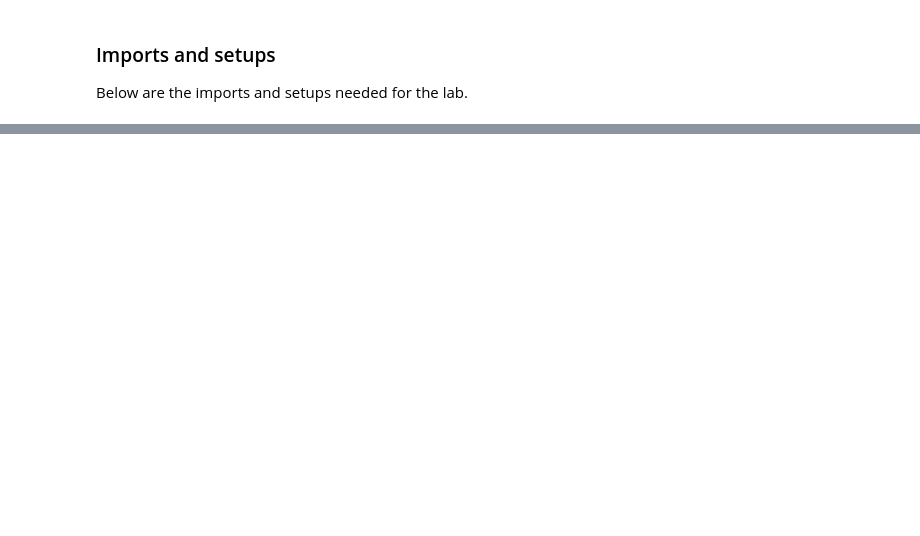
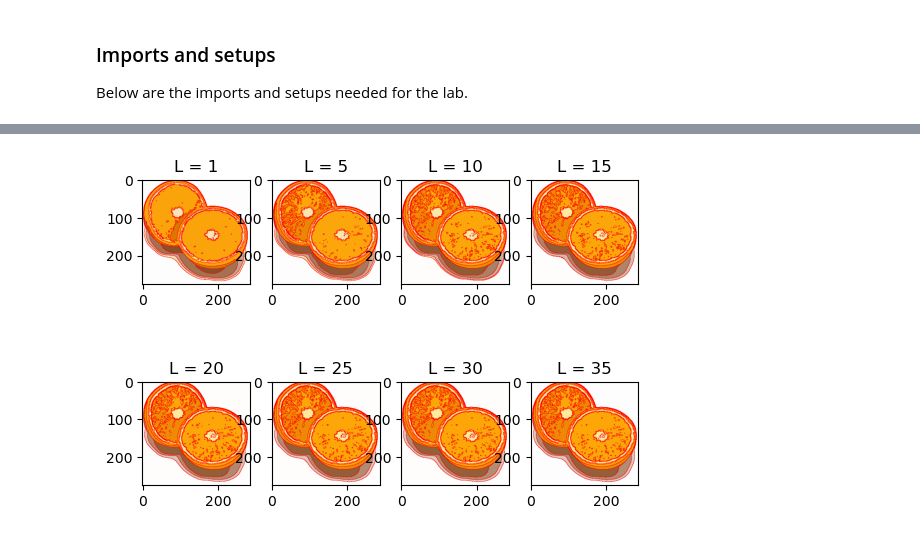
Before and after one commit to RakinAli/Computer-Vision-course, a Jupyter notebook: Labs/Lab 3/Rakin/main.ipynb, the cells around one changed output, grey strips where cells are left out. Saved outputs shown, nothing was run; the diff lists cells and outputs as text; code cells hidden in the pictures; blank space fills up the shorter version.

```diff
--- a/Labs/Lab 3/Rakin/main.ipynb
+++ b/Labs/Lab 3/Rakin/main.ipynb
@@ -58,0 +132,49 @@ Create a function in python that implements the K-means clustering algorithm.
+# %%
+def q2():
+    K = 8
+    L = [1, 5, 10, 15, 20, 25, 30, 35]
+    images = []
+    seed = 42
+    scale_factor = 0.5
+    image_sigma = 1.0
+
+    image = Image.open("Images-jpg/orange.jpg")
+    image = image.resize(
+        (int(image.size[0] * scale_factor), int(image.size[1] * scale_factor))
+    )
+
+    blur = ImageFilter.GaussianBlur(image_sigma)
+    I = np.asarray(image.filter(blur)).astype(np.float32)
+
+    for L_values in L:
+        segmentation, centers = kmeans_segm(I, K, L_values, seed)
+        Inew = mean_segments(I, segmentation)
+        if True:
+            Inew = overlay_bounds(Inew, segmentation)
+            input_image = Image.fromarray(Inew.astype(np.ubyte))
+        images.append(input_image)
+
+    # Plot it all
+    fig, axs = plt.subplots(2, 4)
+    axs[0, 0].imshow(images[0])
+    axs[0, 0].set_title("L = 1")
+    axs[0, 1].imshow(images[1])
+    axs[0, 1].set_title("L = 5")
+    axs[0, 2].imshow(images[2])
+    axs[0, 2].set_title("L = 10")
+    axs[0, 3].imshow(images[3])
+    axs[0, 3].set_title("L = 15")
+    axs[1, 0].imshow(images[4])
+    axs[1, 0].set_title("L = 20")
+    axs[1, 1].imshow(images[5])
+    axs[1, 1].set_title("L = 25")
+    axs[1, 2].imshow(images[6])
+    axs[1, 2].set_title("L = 30")
+    axs[1, 3].imshow(images[7])
+    axs[1, 3].set_title("L = 35")
+    plt.show()
+
+
+q2()
+# %% [output]
+[figure, added]
```
Also changed, not shown: parts of 12 cells of this notebook, 1 other file.
